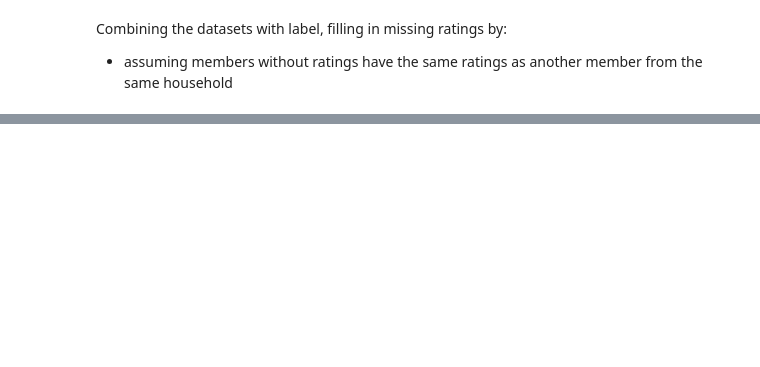
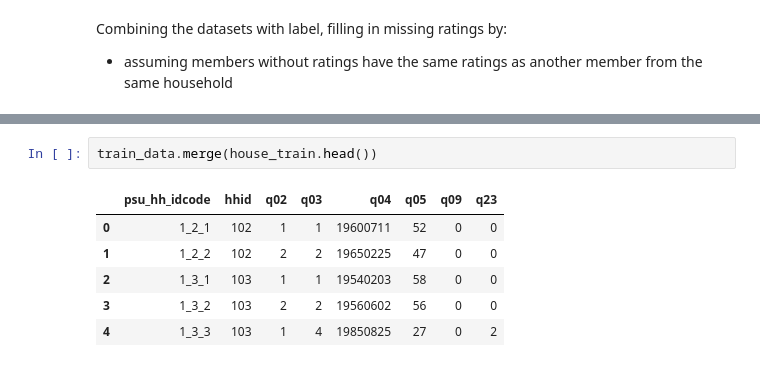
Before and after one commit to eugenesimm/Kaggle_poverty_rate, a Jupyter notebook: 2-eda/EDA_JS.ipynb, the cells around one changed output, grey strips where cells are left out. Drawn from its saved outputs; the diff is of its cells as text; blank space fills up the shorter version.

```diff
--- a/2-eda/EDA_JS.ipynb
+++ b/2-eda/EDA_JS.ipynb
@@ -166,0 +149,9 @@ len(edu_train.psu_hh_idcode)
+# %%
+train_data.merge(house_train.head())
+# %% [output]
+|  | psu_hh_idcode | hhid | q02 | q03 | q04 | q05 | q09 | q23 |
+| 0 | 1_2_1 | 102 | 1 | 1 | 19600711 | 52 | 0 | 0 |
+| 1 | 1_2_2 | 102 | 2 | 2 | 19650225 | 47 | 0 | 0 |
+| 2 | 1_3_1 | 103 | 1 | 1 | 19540203 | 58 | 0 | 0 |
+| 3 | 1_3_2 | 103 | 2 | 2 | 19560602 | 56 | 0 | 0 |
+| 4 | 1_3_3 | 103 | 1 | 4 | 19850825 | 27 | 0 | 2 |
```
Also changed, not shown: parts of 10 cells of this notebook, 8 other files.
